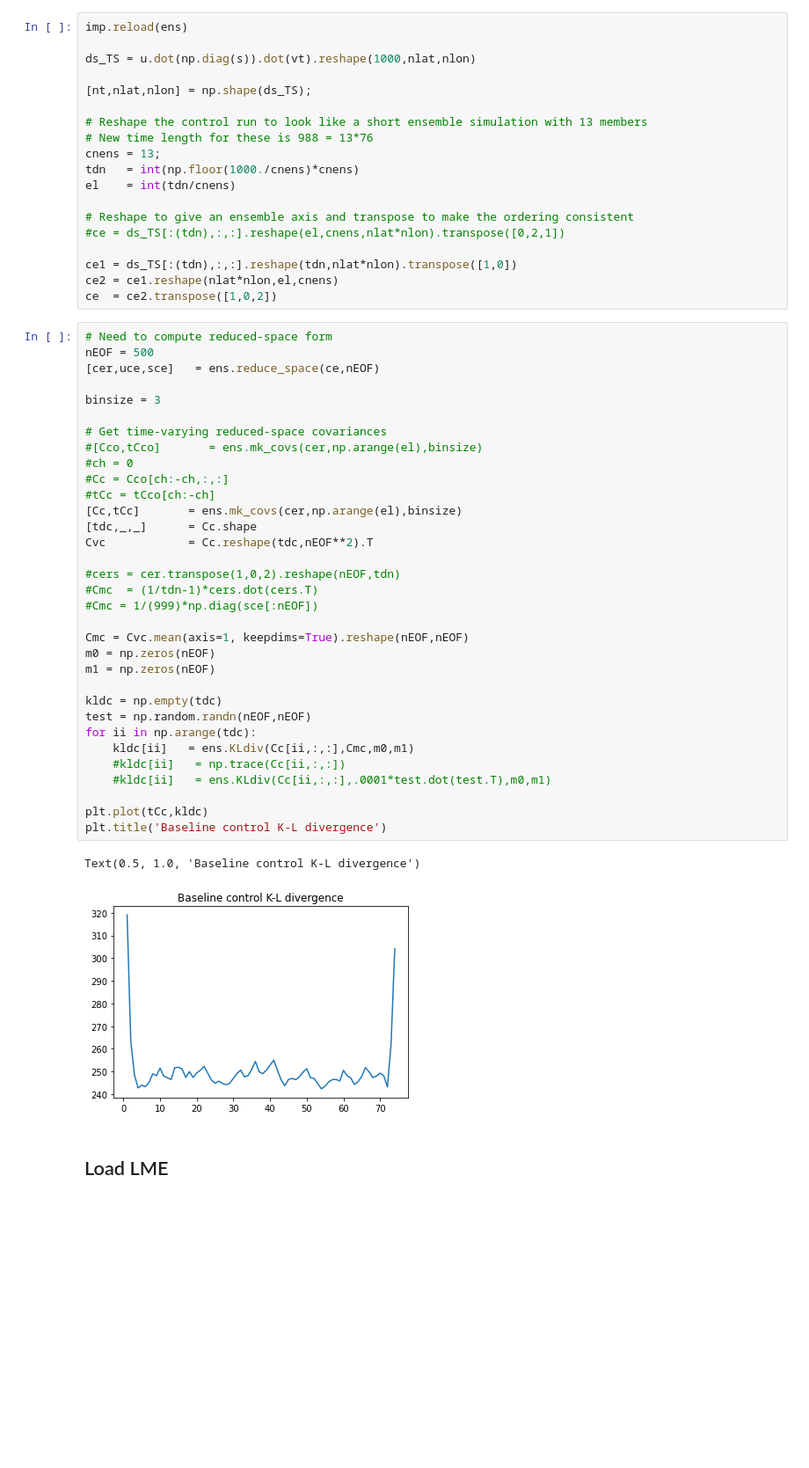
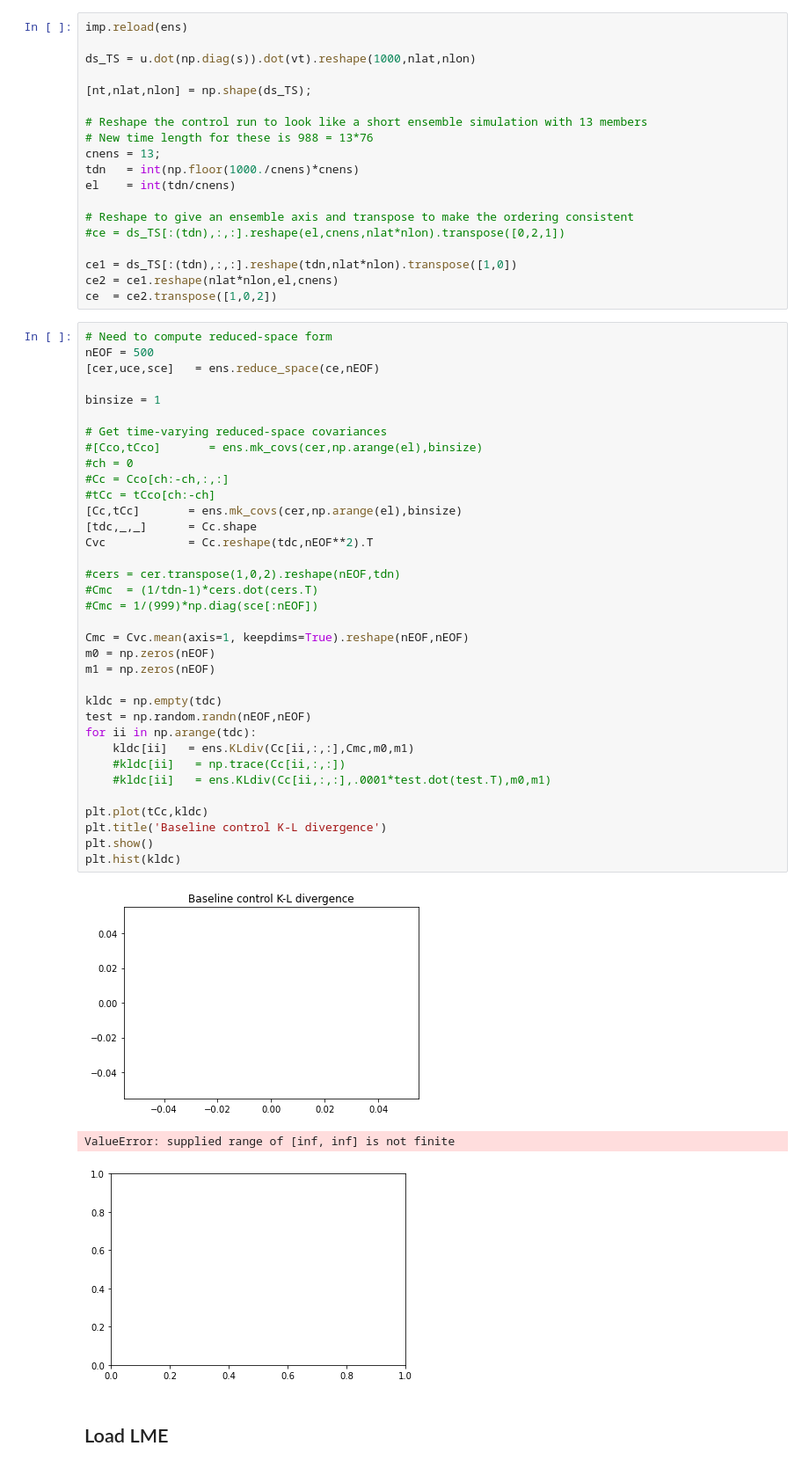
Before and after one commit to amrhein/SEOFs, a Jupyter notebook: es_LME.ipynb, the cells around one changed output. Shown at 88% size. Saved outputs shown, nothing was run; the diff lists cells and outputs as text; blank space fills up the shorter version.

```diff
--- a/es_LME.ipynb
+++ b/es_LME.ipynb
@@ -74,37 +74,40 @@ ce  = ce2.transpose([1,0,2])
 nEOF = 500
 [cer,uce,sce]   = ens.reduce_space(ce,nEOF)
 
-binsize = 3
+binsize = 1
 
 # Get time-varying reduced-space covariances
 #[Cco,tCco]       = ens.mk_covs(cer,np.arange(el),binsize)
 #ch = 0
 #Cc = Cco[ch:-ch,:,:]
 #tCc = tCco[ch:-ch]
 [Cc,tCc]       = ens.mk_covs(cer,np.arange(el),binsize)
 [tdc,_,_]      = Cc.shape
 Cvc            = Cc.reshape(tdc,nEOF**2).T
 
 #cers = cer.transpose(1,0,2).reshape(nEOF,tdn)
 #Cmc  = (1/tdn-1)*cers.dot(cers.T)
 #Cmc = 1/(999)*np.diag(sce[:nEOF])
 
 Cmc = Cvc.mean(axis=1, keepdims=True).reshape(nEOF,nEOF)
 m0 = np.zeros(nEOF)
 m1 = np.zeros(nEOF)
 
 kldc = np.empty(tdc)
 test = np.random.randn(nEOF,nEOF)
 for ii in np.arange(tdc):
     kldc[ii]   = ens.KLdiv(Cc[ii,:,:],Cmc,m0,m1)
     #kldc[ii]   = np.trace(Cc[ii,:,:])
     #kldc[ii]   = ens.KLdiv(Cc[ii,:,:],.0001*test.dot(test.T),m0,m1)
 
 plt.plot(tCc,kldc)
 plt.title('Baseline control K-L divergence')
+plt.show()
+plt.hist(kldc)
 # %% [output]
+[figure, new version]
-Text(0.5, 1.0, 'Baseline control K-L divergence')
+ValueError: supplied range of [inf, inf] is not finite
-[figure, old version]
+[figure, added]
 # %% [markdown]
 ## Load LME
 # %%
```
Also changed, not shown: parts of 10 cells of this notebook, 2 other files.
